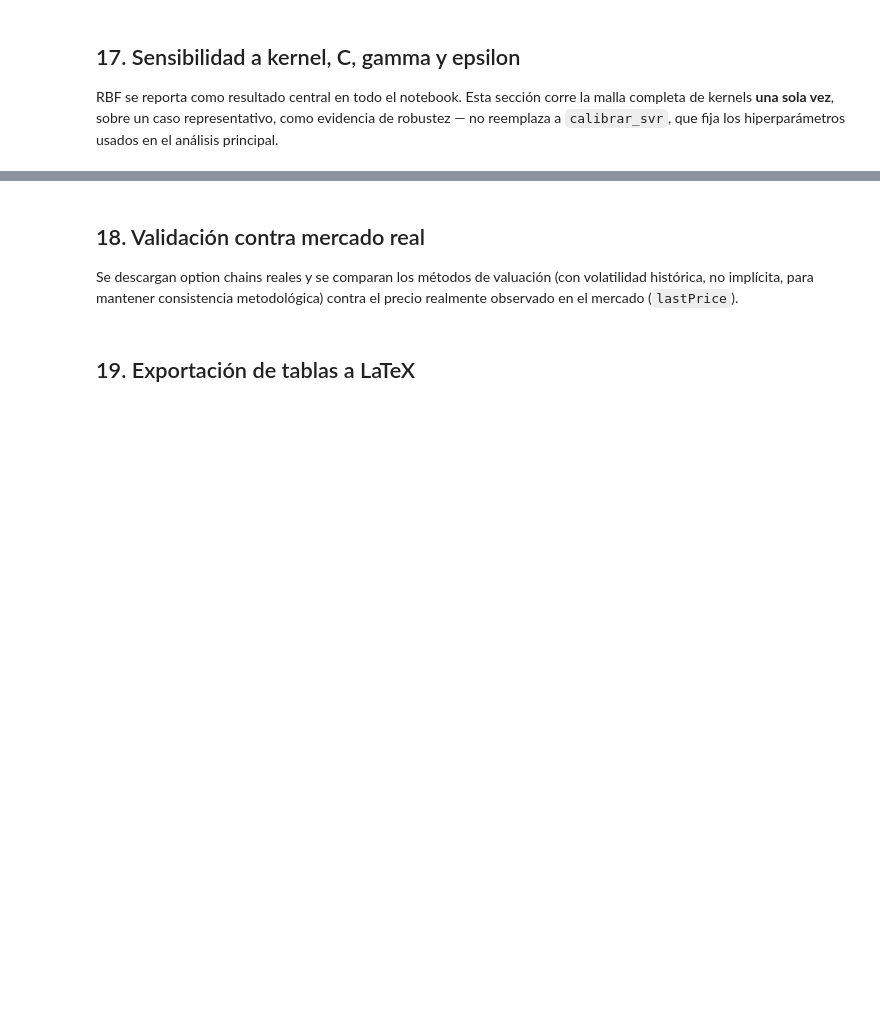
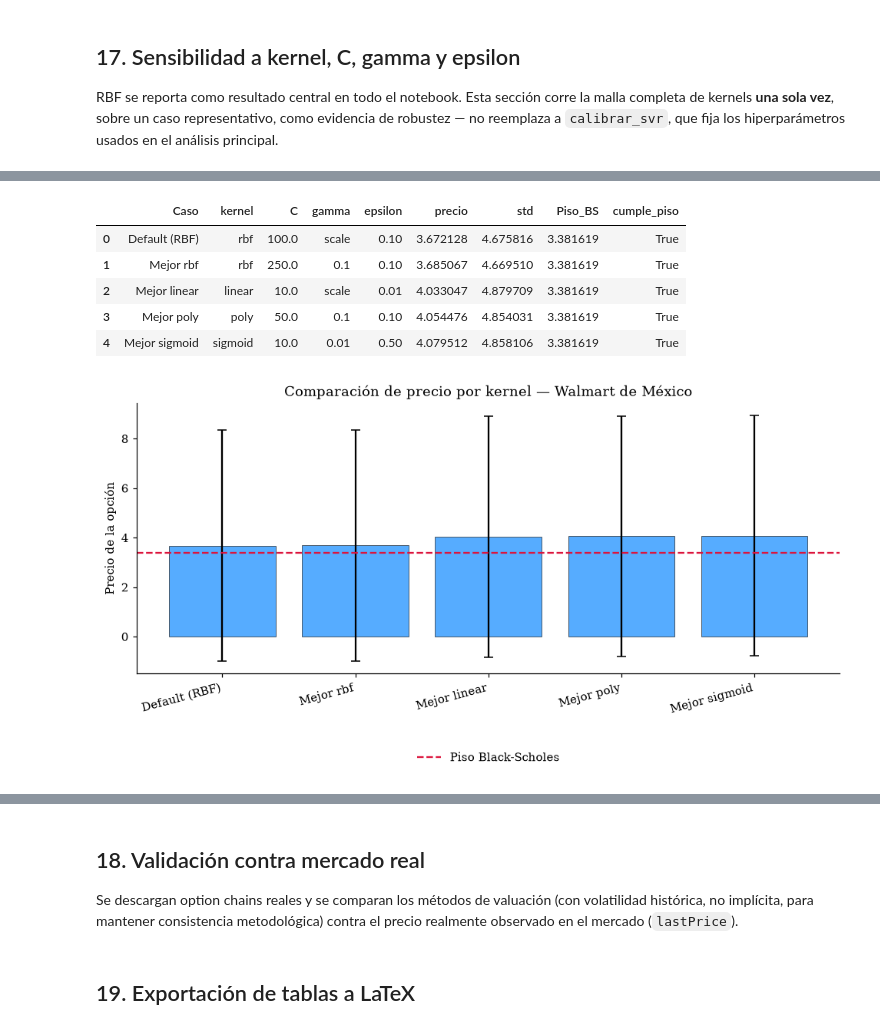
Before and after one commit to Leohdezj/Tesis, a Jupyter notebook: code/notebooks/valuacion_puts_americanas_final.ipynb, the cells around one changed output, grey strips where cells are left out. Saved outputs shown, nothing was run; the diff lists cells and outputs as text; code cells hidden in the pictures; blank space fills up the shorter version.

```diff
--- a/code/notebooks/valuacion_puts_americanas_final.ipynb
+++ b/code/notebooks/valuacion_puts_americanas_final.ipynb
@@ -689,10 +876,75 @@ análisis principal.
 # %%
-mejor_hparams, tabla_grid, piso_bs_calib = calibrar_svr(
-    TICKERS[0], PARAMS, T, dt, num_paths_calib=min(NUM_PATHS, 2000), seed=SEED,
-    kernels=('rbf', 'linear', 'poly', 'sigmoid'),
+## 17. Sensibilidad a kernel, C, gamma y epsilon
+
+mejor_rbf, tabla_rbf, piso_bs_calib = calibrar_svr(
+    TICKERS[0], PARAMS, T, dt, num_paths_calib=1000, seed=SEED,
+    kernels=('rbf',),
+    C_grid=(1, 5, 10, 50, 100, 250, 500),
     backend=BACKEND
 )
 
+mejor_otros, tabla_otros, _ = calibrar_svr(
+    TICKERS[0], PARAMS, T, dt, num_paths_calib=1000, seed=SEED,
+    kernels=('linear', 'poly', 'sigmoid'),
+    C_grid=(10, 50, 100, 500),
+    backend=BACKEND
+)
+
+# --- Unir ambas mallas en una sola tabla ---
+tabla_grid = pd.concat([tabla_rbf, tabla_otros], ignore_index=True)
+validos_totales = tabla_grid[tabla_grid['cumple_piso']]
+mejor_hparams = (validos_totales if len(validos_totales) > 0 else tabla_grid).sort_values('std').iloc[0].to_dict()
+
 print(f"Piso teórico Black-Scholes (europea): {piso_bs_calib:.4f}")
 print(f"Mejor combinación encontrada: {mejor_hparams}")
-tabla_grid.sort_values('std').head(15)
+display(tabla_grid.sort_values('std').head(15))
+
+## 17a. Armar la tabla de casos: default + mejor por kernel
+
+casos = []
+res_default = lsm_svr(pol_diag, val_diag, K=PARAMS[TICKERS[0]]['S0'], r=PARAMS[TICKERS[0]]['r'], T=T,
+                       kernel=SVR_KERNEL, C=SVR_C, gamma=SVR_GAMMA, epsilon=SVR_EPSILON, backend=BACKEND)
+casos.append({'Caso': 'Default (RBF)', 'kernel': SVR_KERNEL, 'C': SVR_C,
+              'gamma': SVR_GAMMA, 'epsilon': SVR_EPSILON,
+              'precio': res_default['precio'], 'std': res_default['std']})
+
+for kern in tabla_grid['kernel'].unique():
+    sub = tabla_grid[tabla_grid['kernel'] == kern]
+    validos_k = sub[sub['cumple_piso']]
+    mejor_k = (validos_k if len(validos_k) > 0 else sub).sort_values('std').iloc[0]
+    casos.append({'Caso': f'Mejor {kern}', 'kernel': mejor_k['kernel'], 'C': mejor_k['C'],
+                  'gamma': mejor_k['gamma'], 'epsilon': mejor_k['epsilon'],
+                  'precio': mejor_k['precio'], 'std': mejor_k['std']})
+
+df_casos = pd.DataFrame(casos)
+df_casos['Piso_BS'] = piso_bs_calib
+df_casos['cumple_piso'] = df_casos['precio'] >= piso_bs_calib * 0.98
+
+mejor_caso = (df_casos[df_casos['cumple_piso']] if df_casos['cumple_piso'].any() else df_casos).sort_values('std').iloc[0]
+print(f"\n=== Mejor caso general: {mejor_caso['Caso']} (std={mejor_caso['std']:.4f}, precio={mejor_caso['precio']:.4f}) ===")
+display(df_casos)
+
+## 17b. Gráfica 1 — Precio por caso, con piso de Black-Scholes
+
+
+
+graficar_comparacion_casos(df_casos, piso_bs_calib,
+                            f"Comparación de precio por kernel — {EMISORAS[TICKERS[0]]}")
+
+## 17c. Gráfica 2 — Estabilidad (std) por caso, coloreada por validez teórica
+
+
+graficar_comparacion_std(df_casos, f"Estabilidad (std) por kernel — {EMISORAS[TICKERS[0]]}")
+
+## 17d. Gráfica 3 — Heatmap de sensibilidad C × gamma (kernel RBF)
+
+
+
+graficar_heatmap_svr(tabla_grid, kernel='rbf', metric='std',
+                     titulo=f'Sensibilidad de std (C × gamma) — RBF, {EMISORAS[TICKERS[0]]}')
+
+## 17e. Gráfica 4 — Curva de error (std) vs hiperparámetro C, aislado
+
+graficar_error_vs_C(tabla_grid, kernel='rbf', metric='std',
+                    titulo=f'Desviación estándar vs C — RBF, {EMISORAS[TICKERS[0]]}')
+# %% [output]
@@ -698,0 +970,7 @@ tabla_grid.sort_values('std').head(15)
+|  | Caso | kernel | C | gamma | epsilon | precio | std | Piso_BS | cumple_piso |
+| 0 | Default (RBF) | rbf | 100.0 | scale | 0.10 | 3.672128 | 4.675816 | 3.381619 | True |
+| 1 | Mejor rbf | rbf | 250.0 | 0.1 | 0.10 | 3.685067 | 4.669510 | 3.381619 | True |
+| 2 | Mejor linear | linear | 10.0 | scale | 0.01 | 4.033047 | 4.879709 | 3.381619 | True |
+| 3 | Mejor poly | poly | 50.0 | 0.1 | 0.10 | 4.054476 | 4.854031 | 3.381619 | True |
+| 4 | Mejor sigmoid | sigmoid | 10.0 | 0.01 | 0.50 | 4.079512 | 4.858106 | 3.381619 | True |
+[figure, added]
```
Also changed, not shown: parts of 18 cells of this notebook, 1 other file.
